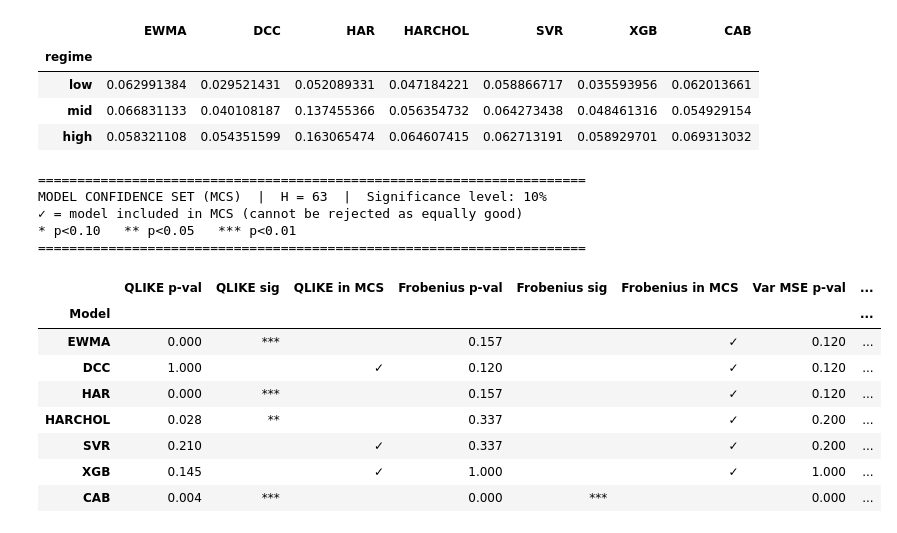
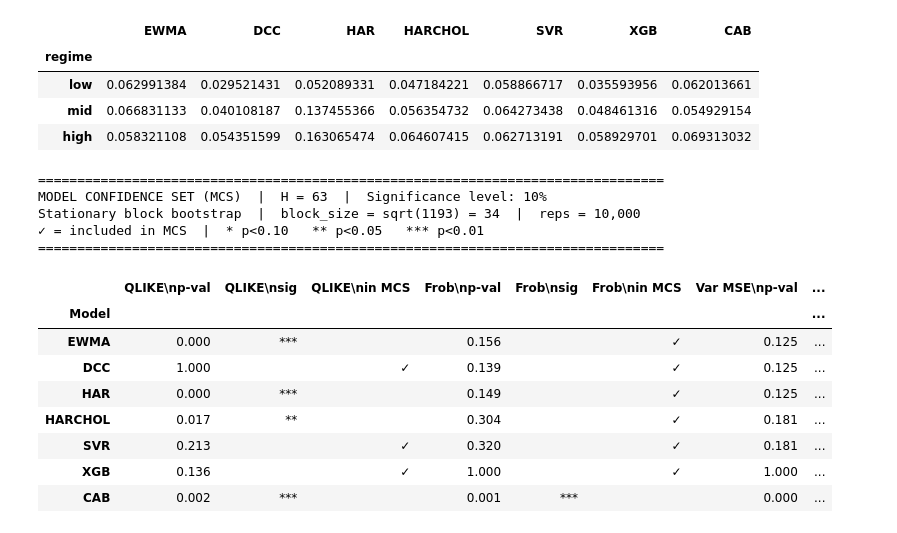
Before and after one commit to bjornhaalandoma/Master_thesis, a Jupyter notebook: evaluation/evaluation.ipynb, the cells around one changed output. Saved outputs shown, nothing was run; the diff lists cells and outputs as text; code cells hidden in the pictures.

```diff
--- a/evaluation/evaluation.ipynb
+++ b/evaluation/evaluation.ipynb
@@ -788,18 +788,20 @@ FINAL EVALUATION SUMMARY (H = 63)
 # ============================================================
 # MODEL CONFIDENCE SET (MCS)
 # Hansen, Lunde & Nason (2011)
+# Block bootstrap: stationary, block_size = sqrt(T), reps = 10000
 # Metrics: QLIKE, Frobenius, Var MSE, Corr MSE – Full Sample
 # Builds on: cov_losses, component_losses, MODEL_ORDER, H
 # ============================================================
 
 from arch.bootstrap import MCS
 from IPython.display import display
+import numpy as np
 
 MCS_SIZE = 0.10
 
 MCS_METRICS = [
     ("QLIKE",     cov_losses,       "QLIKE"),
-    ("FROBENIUS", cov_losses,       "Frobenius"),
+    ("FROBENIUS", cov_losses,       "Frob"),
     ("VAR_MSE",   component_losses, "Var MSE"),
     ("CORR_MSE",  component_losses, "Corr MSE"),
 ]
@@ -812,55 +814,65 @@ def run_mcs(loss_dict, metric, model_order, size=MCS_SIZE, seed=42):
         if model in loss_dict
     }).dropna()
 
-    mcs = MCS(losses_df, size=size, seed=seed)
+    T = len(losses_df)
+
+    mcs = MCS(
+        losses_df,
+        size=size,
+        reps=10000,
+        block_size=int(np.sqrt(T)),
+        bootstrap="stationary",
+        seed=seed
+    )
     mcs.compute()
 
     pvals = mcs.pvalues.copy()
     pvals.columns = ["p_value"]
     pvals["in_MCS"] = pvals["p_value"] > size
     pvals = pvals.reindex([m for m in model_order if m in pvals.index])
-    return pvals
+    return pvals, T
 
 
 # --- Bygg samletabell ---
 mcs_combined = {}
+T_val = None
 
 for metric, loss_dict, label in MCS_METRICS:
-    result = run_mcs(loss_dict, metric, MODEL_ORDER)
+    result, T_val = run_mcs(loss_dict, metric, MODEL_ORDER)
 
-    mcs_combined[f"{label} p-val"] = result["p_value"].apply(lambda p: f"{p:.3f}")
-    mcs_combined[f"{label} sig"]   = result["p_value"].apply(
-        lambda p: "***" if p < 0.01 else ("**" if p < 0.05 else ("*" if p < 0.10 else "  "))
+    mcs_combined[f"{label}\np-val"] = result["p_value"].apply(lambda p: f"{p:.3f}")
+    mcs_combined[f"{label}\nsig"]   = result["p_value"].apply(
+        lambda p: "***" if p < 0.01 else ("**" if p < 0.05 else ("*" if p < 0.10 else ""))
     )
-    mcs_combined[f"{label} in MCS"] = result["in_MCS"].map({True: "✓", False: ""})
+    mcs_combined[f"{label}\nin MCS"] = result["in_MCS"].map({True: "✓", False: ""})
 
 mcs_table = pd.DataFrame(mcs_combined)
 mcs_table.index.name = "Model"
 mcs_table = mcs_table.reindex([m for m in MODEL_ORDER if m in mcs_table.index])
 
 col_order = []
 for _, _, label in MCS_METRICS:
-    col_order += [f"{label} p-val", f"{label} sig", f"{label} in MCS"]
+    col_order += [f"{label}\np-val", f"{label}\nsig", f"{label}\nin MCS"]
 mcs_table = mcs_table[col_order]
 
-print("=" * 70)
+print("=" * 80)
 print(f"MODEL CONFIDENCE SET (MCS)  |  H = {H}  |  Significance level: {int(MCS_SIZE*100)}%")
-print("✓ = model included in MCS (cannot be rejected as equally good)")
-print("* p<0.10   ** p<0.05   *** p<0.01")
-print("=" * 70)
+print(f"Stationary block bootstrap  |  block_size = sqrt({T_val}) = {int(np.sqrt(T_val))}  |  reps = 10,000")
+print("✓ = included in MCS  |  * p<0.10   ** p<0.05   *** p<0.01")
+print("=" * 80)
 display(mcs_table)
 # %% [output]
-======================================================================
+================================================================================
 MODEL CONFIDENCE SET (MCS)  |  H = 63  |  Significance level: 10%
-✓ = model included in MCS (cannot be rejected as equally good)
-* p<0.10   ** p<0.05   *** p<0.01
-======================================================================
+Stationary block bootstrap  |  block_size = sqrt(1193) = 34  |  reps = 10,000
+✓ = included in MCS  |  * p<0.10   ** p<0.05   *** p<0.01
+================================================================================
-|  | QLIKE p-val | QLIKE sig | QLIKE in MCS | Frobenius p-val | Frobenius sig | Frobenius in MCS | Var MSE p-val | ... |
+|  | QLIKE\np-val | QLIKE\nsig | QLIKE\nin MCS | Frob\np-val | Frob\nsig | Frob\nin MCS | Var MSE\np-val | ... |
 | Model |  |  |  |  |  |  |  | ... |
-| EWMA | 0.000 | *** |  | 0.157 |  | ✓ | 0.120 | ... |
-| DCC | 1.000 |  | ✓ | 0.120 |  | ✓ | 0.120 | ... |
-| HAR | 0.000 | *** |  | 0.157 |  | ✓ | 0.120 | ... |
-| HARCHOL | 0.028 | ** |  | 0.337 |  | ✓ | 0.200 | ... |
-| SVR | 0.210 |  | ✓ | 0.337 |  | ✓ | 0.200 | ... |
-| XGB | 0.145 |  | ✓ | 1.000 |  | ✓ | 1.000 | ... |
-| CAB | 0.004 | *** |  | 0.000 | *** |  | 0.000 | ... |
+| EWMA | 0.000 | *** |  | 0.156 |  | ✓ | 0.125 | ... |
+| DCC | 1.000 |  | ✓ | 0.139 |  | ✓ | 0.125 | ... |
+| HAR | 0.000 | *** |  | 0.149 |  | ✓ | 0.125 | ... |
+| HARCHOL | 0.017 | ** |  | 0.304 |  | ✓ | 0.181 | ... |
+| SVR | 0.213 |  | ✓ | 0.320 |  | ✓ | 0.181 | ... |
+| XGB | 0.136 |  | ✓ | 1.000 |  | ✓ | 1.000 | ... |
+| CAB | 0.002 | *** |  | 0.001 | *** |  | 0.000 | ... |
```
Also changed, not shown: 9 other files.
